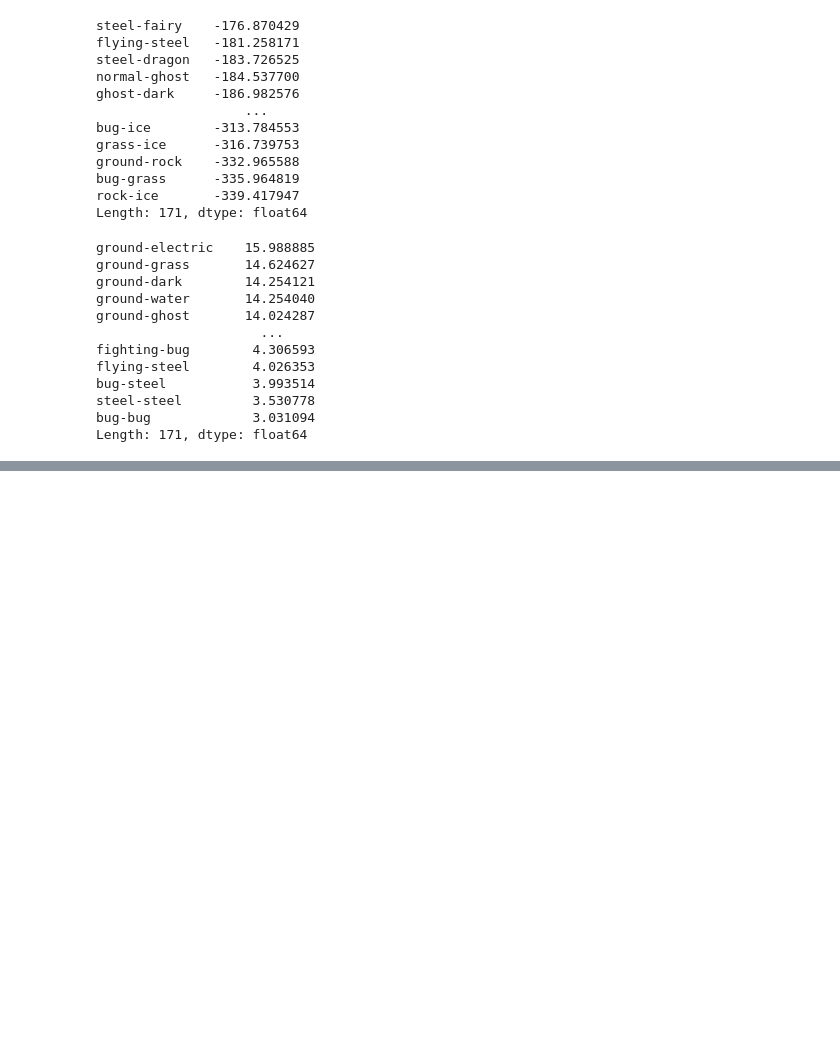
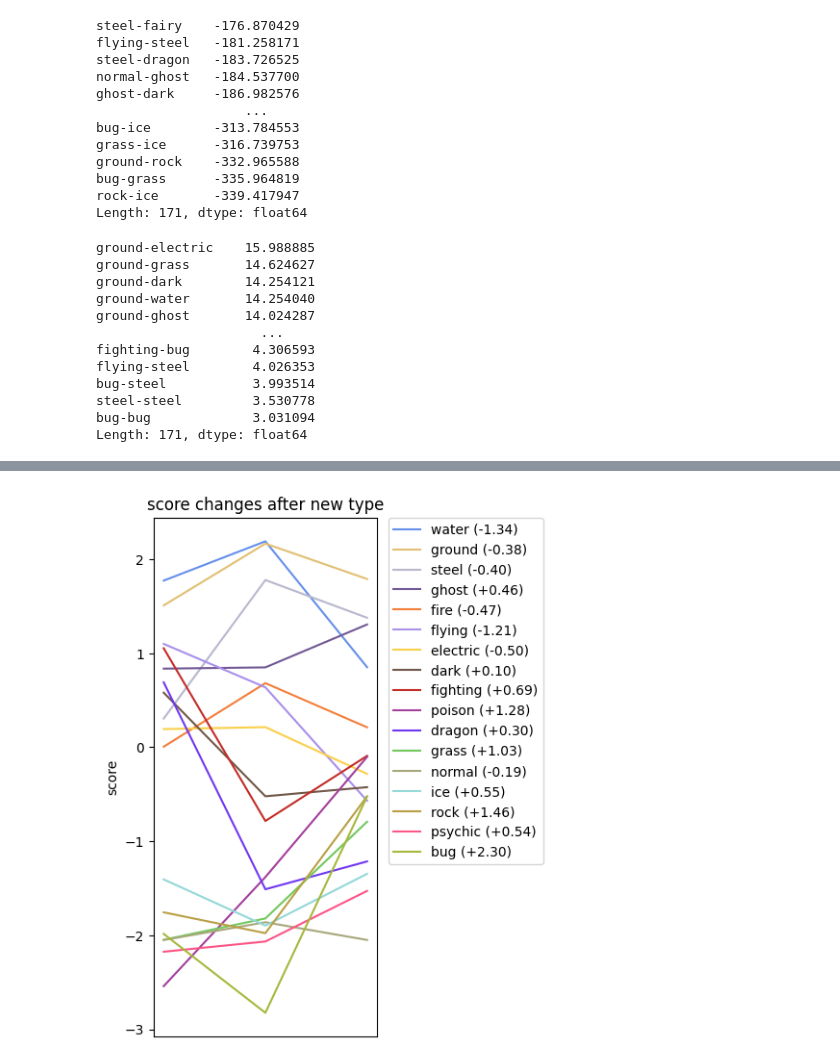
Before and after one commit to Gustavo-Rubo/pokemon-types, a Jupyter notebook: types.ipynb, the cells around one changed output, grey strips where cells are left out. Cells and saved outputs as stored; diff of their text form; code cells hidden in the pictures; blank space fills up the shorter version.

```diff
--- a/types.ipynb
+++ b/types.ipynb
@@ -347,0 +466,15 @@ Length: 171, dtype: float64
+# %%
+final_scores_new = pd.Series(data=scores_new[n_iterations//2-1], index=types)
+change = np.array(list(zip(final_scores_5, final_scores_6, final_scores_new)))
+# %%
+plt.figure(figsize=(3, 7))
+for i in scores[n_iterations-1][:n_types_5].argsort()[::-1]:
+    plt.plot(change[i], color=colors[i], label=f'{types[i]} ({change[i][2]-change[i][1]:+.2f})')
+
+plt.legend(bbox_to_anchor=(1.05, 1), loc=2, borderaxespad=0.)
+plt.title('score changes after new type')
+plt.tick_params(labelbottom=False, bottom=False)
+plt.ylabel('score')
+plt.show()
+# %% [output]
+[figure, added]
```
Also changed, not shown: parts of 18 cells of this notebook, 3 other files.
